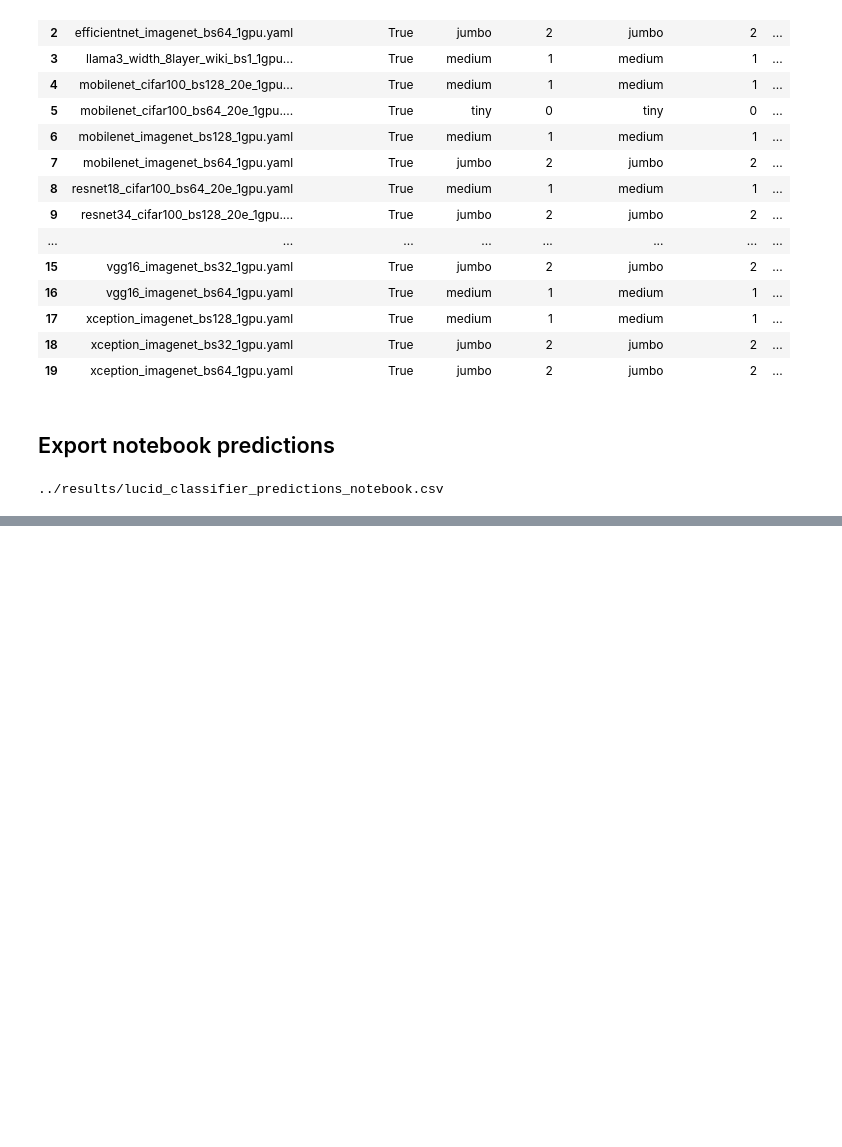
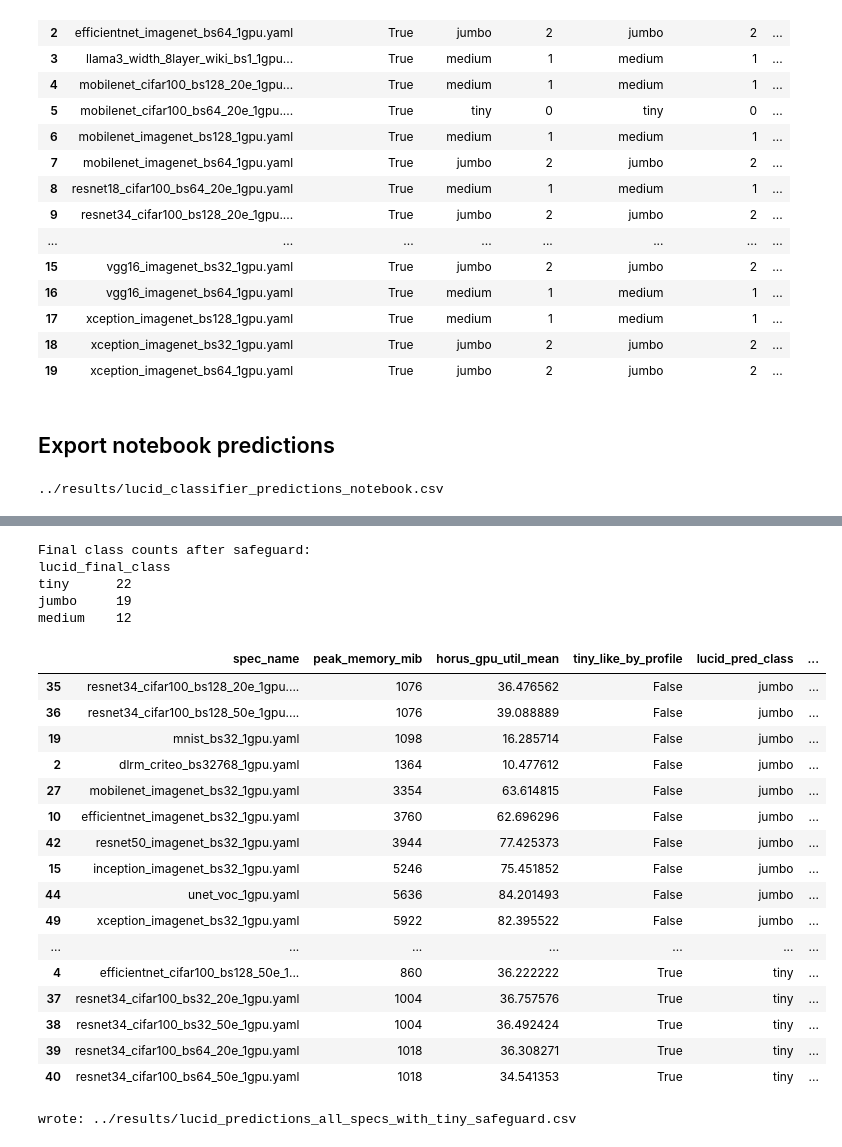
Before and after one commit to ehsanyousefzadehasl/AEGIS, a Jupyter notebook: evaluation/lucid/notebooks/lucid_classifier_inspection.ipynb, the cells around one changed output, grey strips where cells are left out. Drawn from its saved outputs; the diff is of its cells as text; code cells hidden in the pictures; blank space fills up the shorter version.

```diff
--- a/evaluation/lucid/notebooks/lucid_classifier_inspection.ipynb
+++ b/evaluation/lucid/notebooks/lucid_classifier_inspection.ipynb
@@ -241,0 +375,19 @@ print(output)
+# %%
+train = df[df["lucid_label_usable"] == True].copy()
+
+print("Training class counts:")
+print(train["lucid_class"].value_counts().to_string())
+
+tiny_train = train[train["lucid_ss"] == 0]
+print("\nTiny training examples:")
+display(tiny_train[[
+    "spec_key",
+    "peak_memory_mib",
+    "memory_fraction",
+    "horus_gpu_util_mean",
+    "avg_smact",
+    "avg_smocc",
+    "avg_drama",
+    "lucid_mean_normalized_speed",
+    "lucid_num_pair_observations",
+]])
@@ -241,0 +460,60 @@ print(output)
+# %%
+all_predictions["lucid_final_ss"] = all_predictions["lucid_pred_ss"]
+all_predictions["lucid_final_class"] = all_predictions["lucid_pred_class"]
+all_predictions["lucid_final_source"] = all_predictions["lucid_pred_source"]
+
+# Apply conservative Tiny safeguard.
+tiny_conflict_mask = (
+    all_predictions["tiny_like_by_profile"]
+    & (all_predictions["lucid_pred_ss"] != 0)
+)
+
+all_predictions.loc[tiny_conflict_mask, "lucid_final_ss"] = 0
+all_predictions.loc[tiny_conflict_mask, "lucid_final_class"] = "tiny"
+all_predictions.loc[tiny_conflict_mask, "lucid_final_source"] = (
+    "tiny_profile_safeguard_after_classifier"
+)
+
+print("Final class counts after safeguard:")
+print(all_predictions["lucid_final_class"].value_counts().to_string())
+
+display(all_predictions[[
+    "spec_name",
+    "peak_memory_mib",
+    "horus_gpu_util_mean",
+    "tiny_like_by_profile",
+    "lucid_pred_class",
+    "lucid_final_class",
+    "lucid_final_source",
+]].sort_values(["lucid_final_class", "peak_memory_mib"]))
+# %% [output]
+Final class counts after safeguard:
+lucid_final_class
+tiny      22
+jumbo     19
+medium    12
+|  | spec_name | peak_memory_mib | horus_gpu_util_mean | tiny_like_by_profile | lucid_pred_class | ... |
+| 35 | resnet34_cifar100_bs128_20e_1gpu.... | 1076 | 36.476562 | False | jumbo | ... |
+| 36 | resnet34_cifar100_bs128_50e_1gpu.... | 1076 | 39.088889 | False | jumbo | ... |
+| 19 | mnist_bs32_1gpu.yaml | 1098 | 16.285714 | False | jumbo | ... |
+| 2 | dlrm_criteo_bs32768_1gpu.yaml | 1364 | 10.477612 | False | jumbo | ... |
+| 27 | mobilenet_imagenet_bs32_1gpu.yaml | 3354 | 63.614815 | False | jumbo | ... |
+| 10 | efficientnet_imagenet_bs32_1gpu.yaml | 3760 | 62.696296 | False | jumbo | ... |
+| 42 | resnet50_imagenet_bs32_1gpu.yaml | 3944 | 77.425373 | False | jumbo | ... |
+| 15 | inception_imagenet_bs32_1gpu.yaml | 5246 | 75.451852 | False | jumbo | ... |
+| 44 | unet_voc_1gpu.yaml | 5636 | 84.201493 | False | jumbo | ... |
+| 49 | xception_imagenet_bs32_1gpu.yaml | 5922 | 82.395522 | False | jumbo | ... |
+| ... | ... | ... | ... | ... | ... | ... |
+| 4 | efficientnet_cifar100_bs128_50e_1... | 860 | 36.222222 | True | tiny | ... |
+| 37 | resnet34_cifar100_bs32_20e_1gpu.yaml | 1004 | 36.757576 | True | tiny | ... |
+| 38 | resnet34_cifar100_bs32_50e_1gpu.yaml | 1004 | 36.492424 | True | tiny | ... |
+| 39 | resnet34_cifar100_bs64_20e_1gpu.yaml | 1018 | 36.308271 | True | tiny | ... |
+| 40 | resnet34_cifar100_bs64_50e_1gpu.yaml | 1018 | 34.541353 | True | tiny | ... |
+# %%
+OUTPUT_FINAL_ALL_SPECS = Path("../results/lucid_predictions_all_specs_with_tiny_safeguard.csv")
+
+all_predictions.to_csv(OUTPUT_FINAL_ALL_SPECS, index=False)
+
+print("wrote:", OUTPUT_FINAL_ALL_SPECS)
+# %% [output]
+wrote: ../results/lucid_predictions_all_specs_with_tiny_safeguard.csv
```
Also changed, not shown: parts of 6 cells of this notebook, 1 other file.
